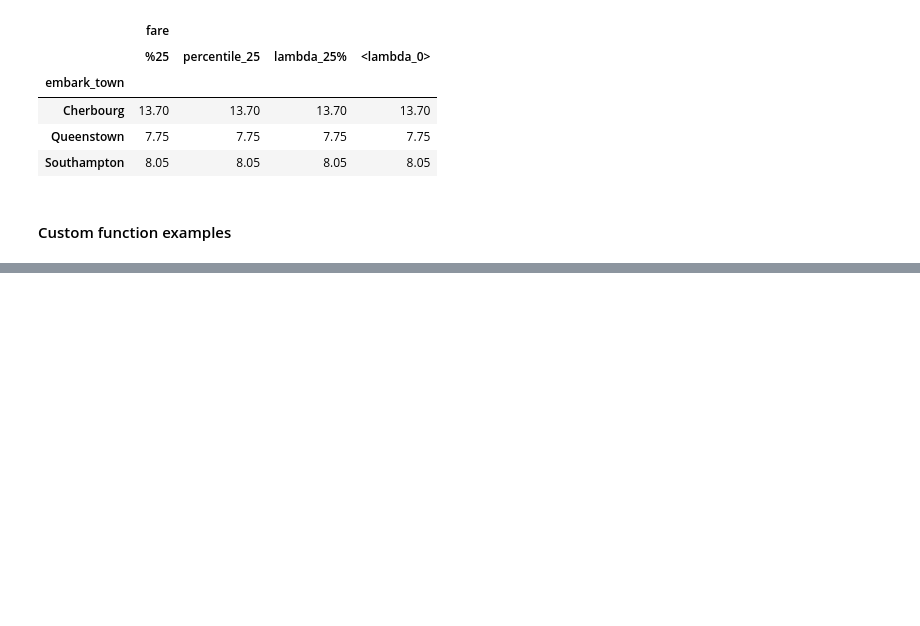
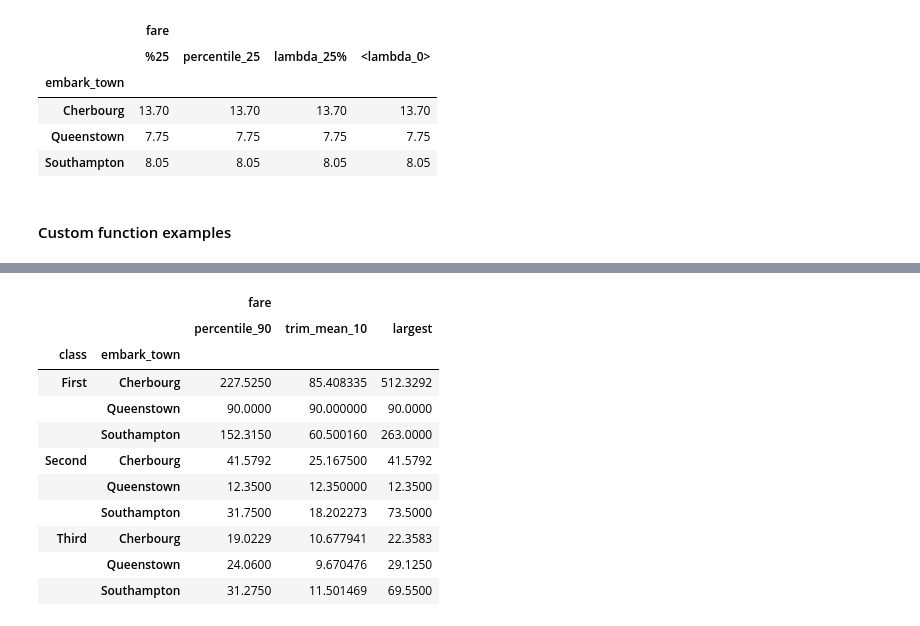
Before and after one commit to umeshraj/pbpython_pandas_group_agg, a Jupyter notebook: pd_gp_agg.ipynb, the cells around one changed output, grey strips where cells are left out. Saved outputs shown, nothing was run; the diff lists cells and outputs as text; code cells hidden in the pictures; blank space fills up the shorter version.

Commit message:
More custom fn: nlargest

```diff
--- a/pd_gp_agg.ipynb
+++ b/pd_gp_agg.ipynb
@@ -213 +213,28 @@ df.groupby(['deck']).agg(agg_func_custom_count)
 | G | 4 | 4 | 1 | 0 | 0 | {Southampton} |
+# %%
+from scipy.stats import trim_mean
+
+def percentile_90(x):
+    return x.quantile(.9)
+
+def trim_mean_10(x):
+    return trim_mean(x, 0.1)
+
+def largest(x):
+    return x.nlargest(1)
+
+agg_func_largest = {'fare':[percentile_90, trim_mean_10, largest]}
+df.groupby(['class', 'embark_town']).agg(agg_func_largest)
+# %% [output]
+|  |  | fare |  |  |
+|  |  | percentile_90 | trim_mean_10 | largest |
+| class | embark_town |  |  |  |
+| First | Cherbourg | 227.5250 | 85.408335 | 512.3292 |
+|  | Queenstown | 90.0000 | 90.000000 | 90.0000 |
+|  | Southampton | 152.3150 | 60.500160 | 263.0000 |
+| Second | Cherbourg | 41.5792 | 25.167500 | 41.5792 |
+|  | Queenstown | 12.3500 | 12.350000 | 12.3500 |
+|  | Southampton | 31.7500 | 18.202273 | 73.5000 |
+| Third | Cherbourg | 19.0229 | 10.677941 | 22.3583 |
+|  | Queenstown | 24.0600 | 9.670476 | 29.1250 |
+|  | Southampton | 31.2750 | 11.501469 | 69.5500 |
```
Also changed, not shown: parts of 3 cells of this notebook.
